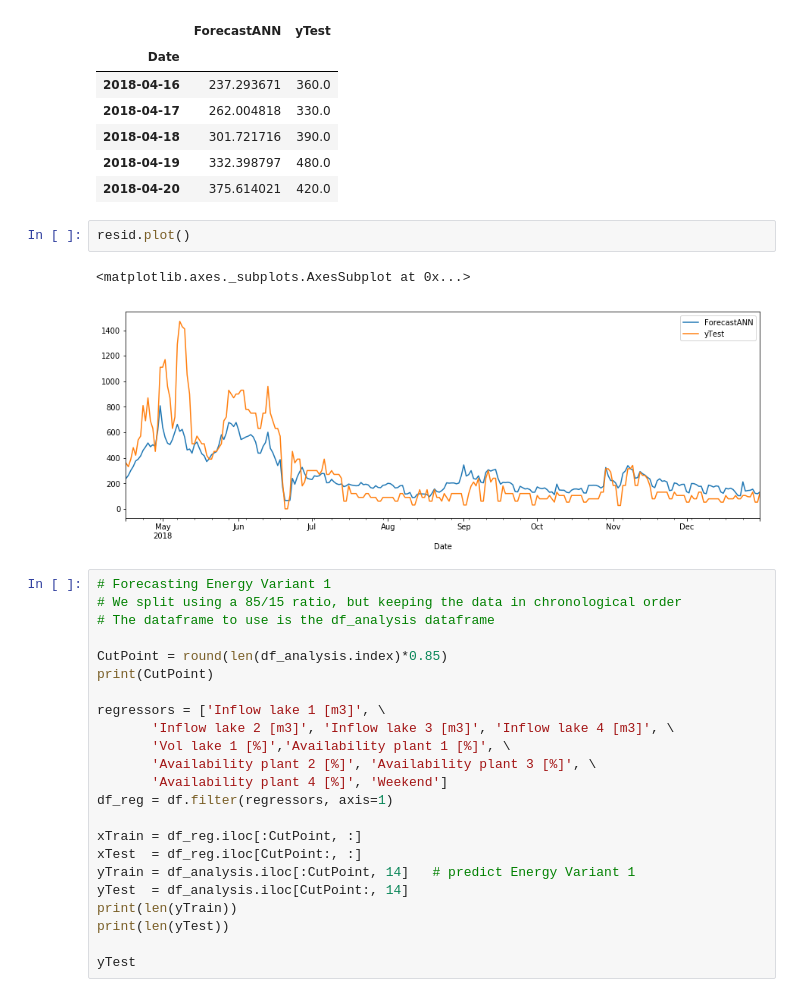
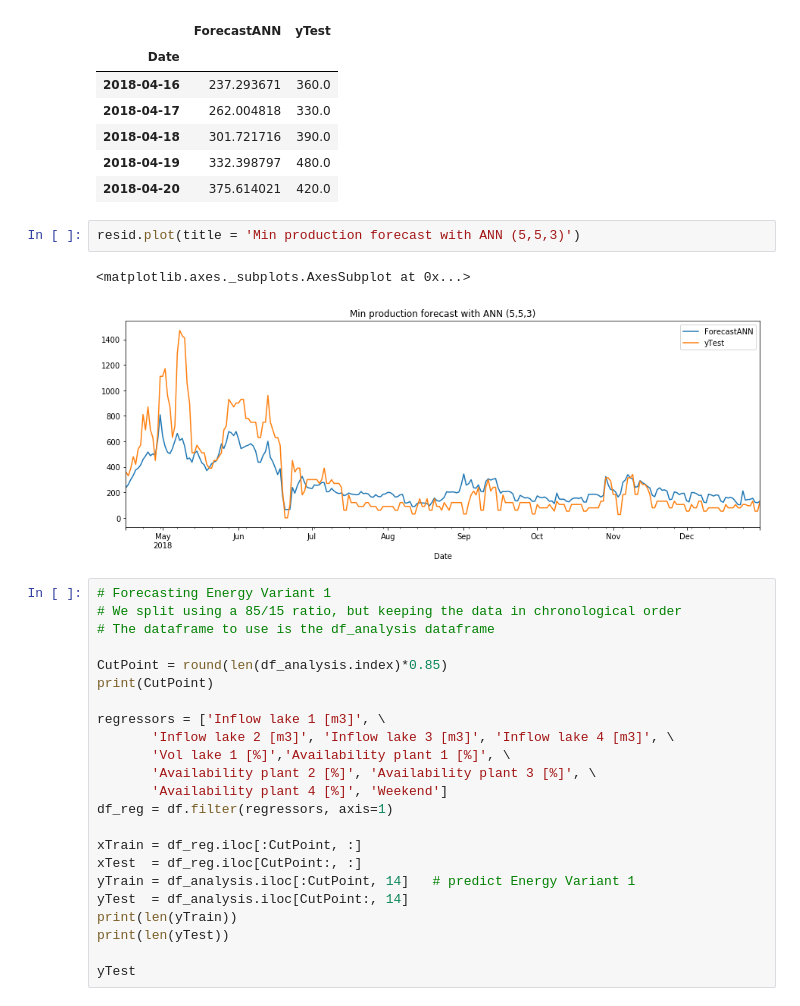
Before and after one commit to cest0/PPConstrFcst, a Jupyter notebook: Proto_Hydro_PP_constraints_forecast.ipynb, the cells around one changed output. Cells and saved outputs as stored; diff of their text form.

```diff
--- a/Proto_Hydro_PP_constraints_forecast.ipynb
+++ b/Proto_Hydro_PP_constraints_forecast.ipynb
@@ -596,11 +596,11 @@ resid.head(5)
 | 2018-04-18 | 301.721716 | 390.0 |
 | 2018-04-19 | 332.398797 | 480.0 |
 | 2018-04-20 | 375.614021 | 420.0 |
-# %%
-resid.plot()
-# %% [output]
-<matplotlib.axes._subplots.AxesSubplot at 0x...>
-[figure, removed]
+# %%
+resid.plot(title = 'Min production forecast with ANN (5,5,3)')
+# %% [output]
+<matplotlib.axes._subplots.AxesSubplot at 0x...>
+[figure, added]
 # %%
 # Forecasting Energy Variant 1
 # We split using a 85/15 ratio, but keeping the data in chronological order
```
Also changed, not shown: parts of 7 cells of this notebook.
